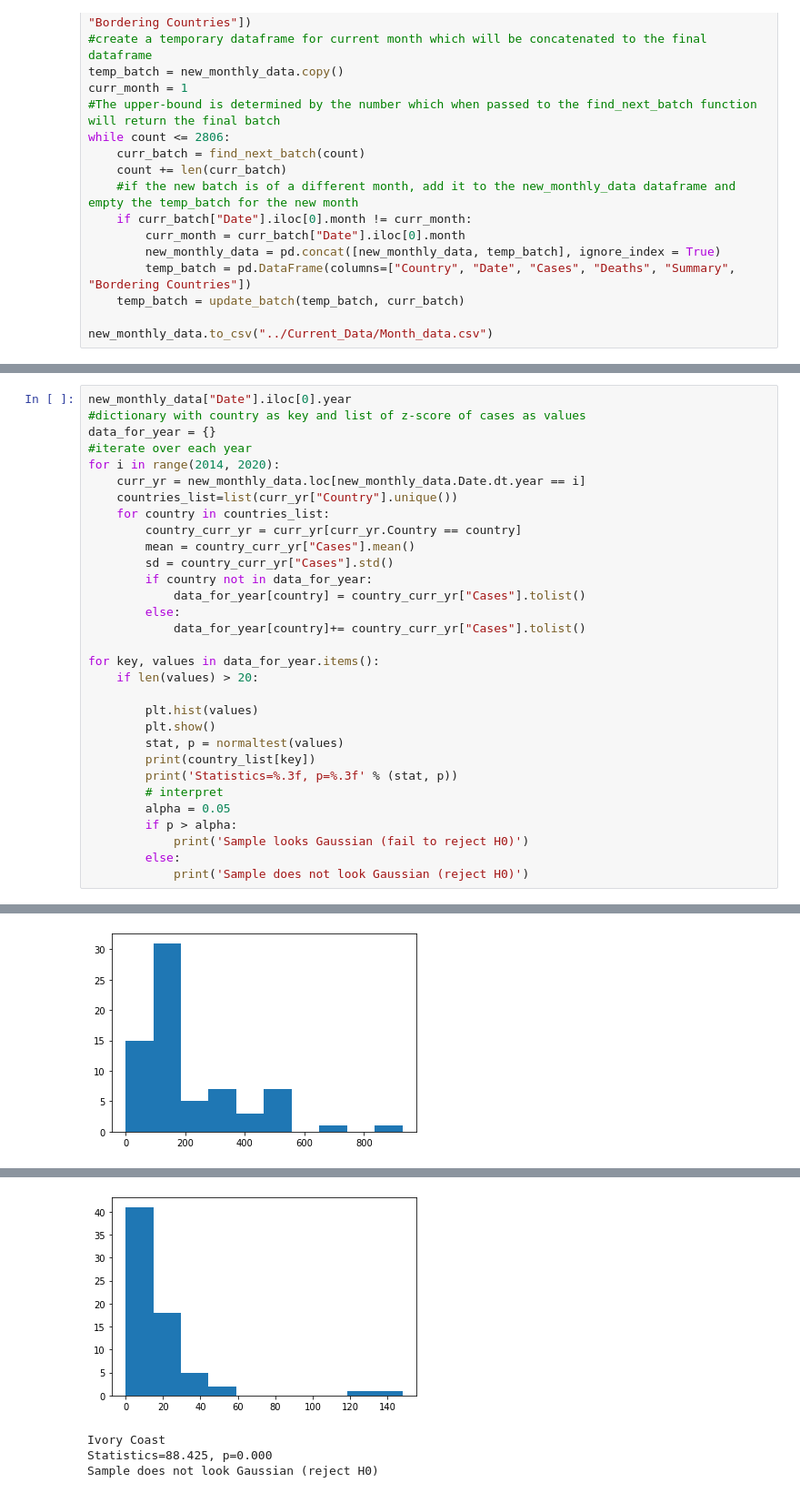
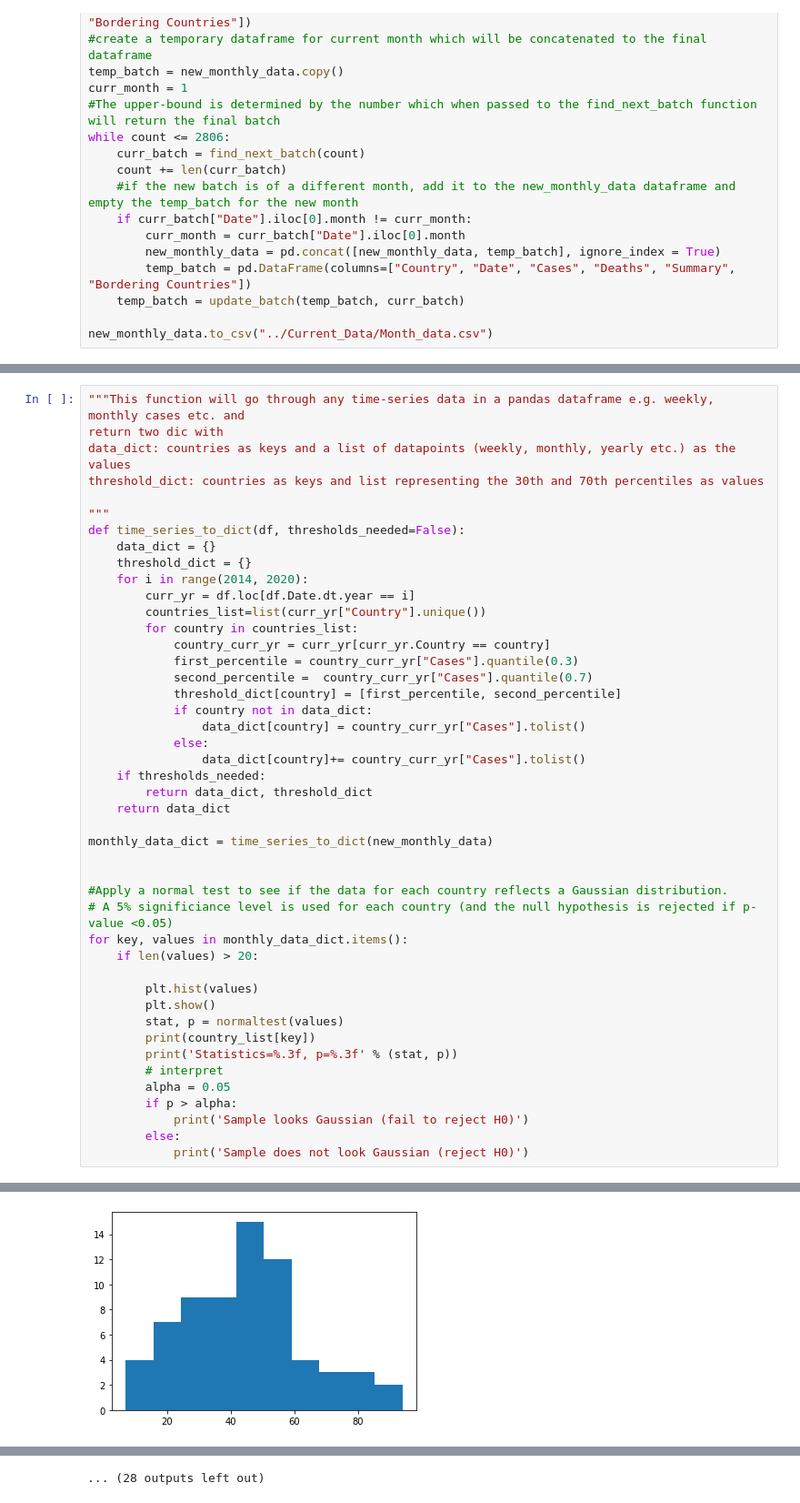
Before and after one commit to amirgamil/Meningitis-Analysis, a Jupyter notebook: Code/data_preprocessing.ipynb, the cells around one changed output, grey strips where cells are left out. Shown: that part at 91% size. Saved outputs shown, nothing was run; the diff lists cells and outputs as text.

```diff
--- a/Code/data_preprocessing.ipynb
+++ b/Code/data_preprocessing.ipynb
@@ -158,21 +162,35 @@ new_monthly_data.to_csv("../Current_Data/Month_data.csv")
 # %%
-new_monthly_data["Date"].iloc[0].year
-#dictionary with country as key and list of z-score of cases as values
-data_for_year = {}
-#iterate over each year
-for i in range(2014, 2020):
-    curr_yr = new_monthly_data.loc[new_monthly_data.Date.dt.year == i]
-    countries_list=list(curr_yr["Country"].unique())
-    for country in countries_list:
-        country_curr_yr = curr_yr[curr_yr.Country == country]
-        mean = country_curr_yr["Cases"].mean()
-        sd = country_curr_yr["Cases"].std()
-        if country not in data_for_year:
-            data_for_year[country] = country_curr_yr["Cases"].tolist()
-        else:
-            data_for_year[country]+= country_curr_yr["Cases"].tolist()
+"""This function will go through any time-series data in a pandas dataframe e.g. weekly, monthly cases etc. and
+return two dic with
+data_dict: countries as keys and a list of datapoints (weekly, monthly, yearly etc.) as the values
+threshold_dict: countries as keys and list representing the 30th and 70th percentiles as values
 
-for key, values in data_for_year.items():
+"""
+def time_series_to_dict(df, thresholds_needed=False):
+    data_dict = {}
+    threshold_dict = {}
+    for i in range(2014, 2020):
+        curr_yr = df.loc[df.Date.dt.year == i]
+        countries_list=list(curr_yr["Country"].unique())
+        for country in countries_list:
+            country_curr_yr = curr_yr[curr_yr.Country == country]
+            first_percentile = country_curr_yr["Cases"].quantile(0.3)
+            second_percentile =  country_curr_yr["Cases"].quantile(0.7)
+            threshold_dict[country] = [first_percentile, second_percentile]
+            if country not in data_dict:
+                data_dict[country] = country_curr_yr["Cases"].tolist()
+            else:
+                data_dict[country]+= country_curr_yr["Cases"].tolist()
+    if thresholds_needed:
+        return data_dict, threshold_dict
+    return data_dict
+
+monthly_data_dict = time_series_to_dict(new_monthly_data)
+
+
+#Apply a normal test to see if the data for each country reflects a Gaussian distribution.
+# A 5% significiance level is used for each country (and the null hypothesis is rejected if p-value <0.05)
+for key, values in monthly_data_dict.items():
     if len(values) > 20:
 
         plt.hist(values)
@@ -203 +224 @@ Sample does not look Gaussian (reject H0)
-[figure]
+[figure, added]
@@ -211,4 +232 @@ Sample does not look Gaussian (reject H0)
-[figure]
-Ivory Coast
-Statistics=88.425, p=0.000
-Sample does not look Gaussian (reject H0)
+... (28 outputs left out)
```
Also changed, not shown: parts of 7 cells of this notebook.
